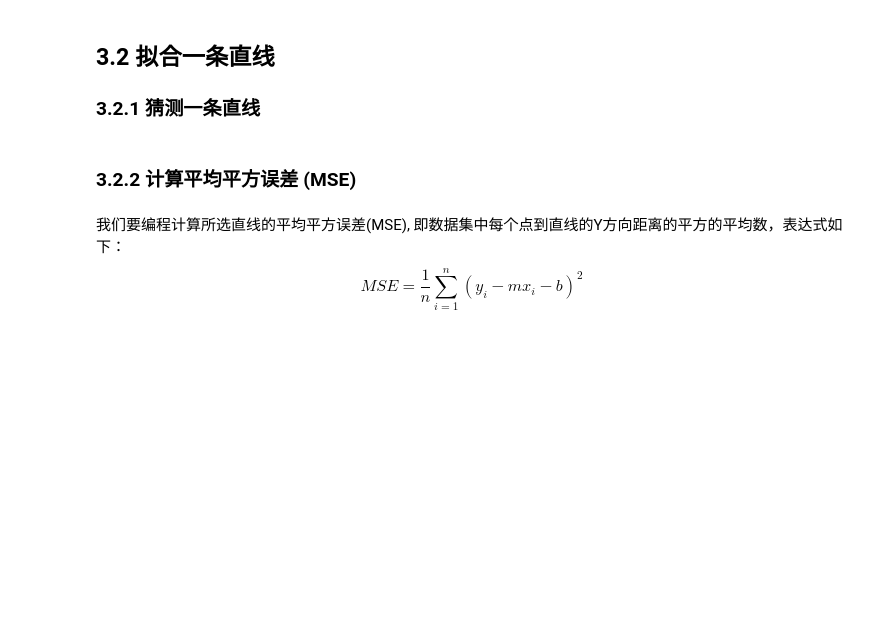
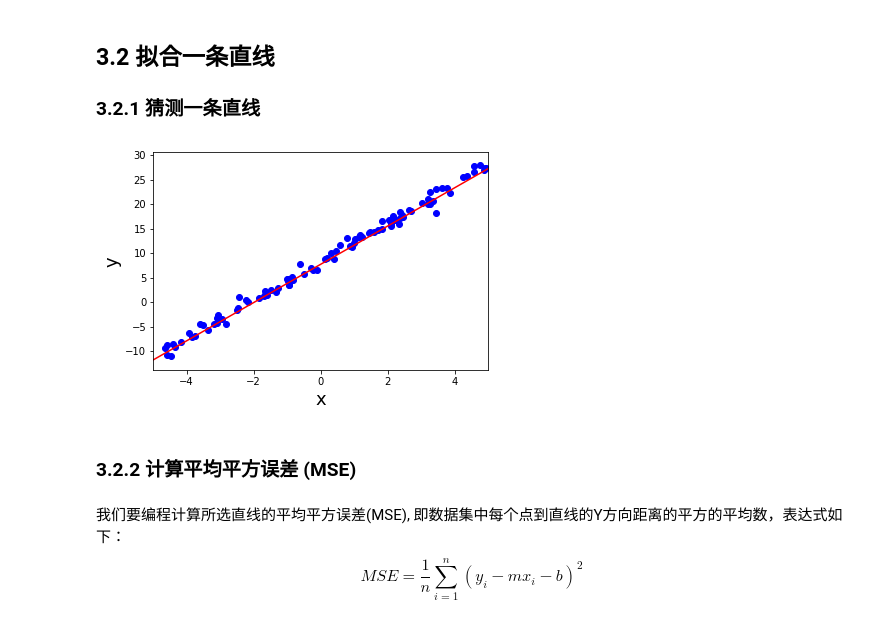
Before and after one commit to soar4/linear_algebra, a Jupyter notebook: linear_regression_project.ipynb, the cells around one changed output. Saved outputs shown, nothing was run; the diff lists cells and outputs as text; code cells hidden in the pictures; blank space fills up the shorter version.

```diff
--- a/linear_regression_project.ipynb
+++ b/linear_regression_project.ipynb
@@ -541,20 +520,22 @@ plt.show()
 ### 3.2.1 猜测一条直线
 # %%
 #TODO 请选择最适合的直线 y = mx + b
-m1 = 0
-b1 = 0
+m1 = 3.9
+b1 = 7.7
 
 # 不要修改这里！
 plt.xlim((-5,5))
 x_vals = plt.axes().get_xlim()
 y_vals = [m1*x+b1 for x in x_vals]
 plt.plot(x_vals, y_vals, '-', color='r')
 
 plt.xlabel('x',fontsize=18)
 plt.ylabel('y',fontsize=18)
 plt.scatter(X,Y,c='b')
 
 plt.show()
+# %% [output]
+[figure, added]
 # %% [markdown]
 ### 3.2.2 计算平均平方误差 (MSE)
 # %% [markdown]
```
Also changed, not shown: parts of 14 cells of this notebook, 2 other files.
